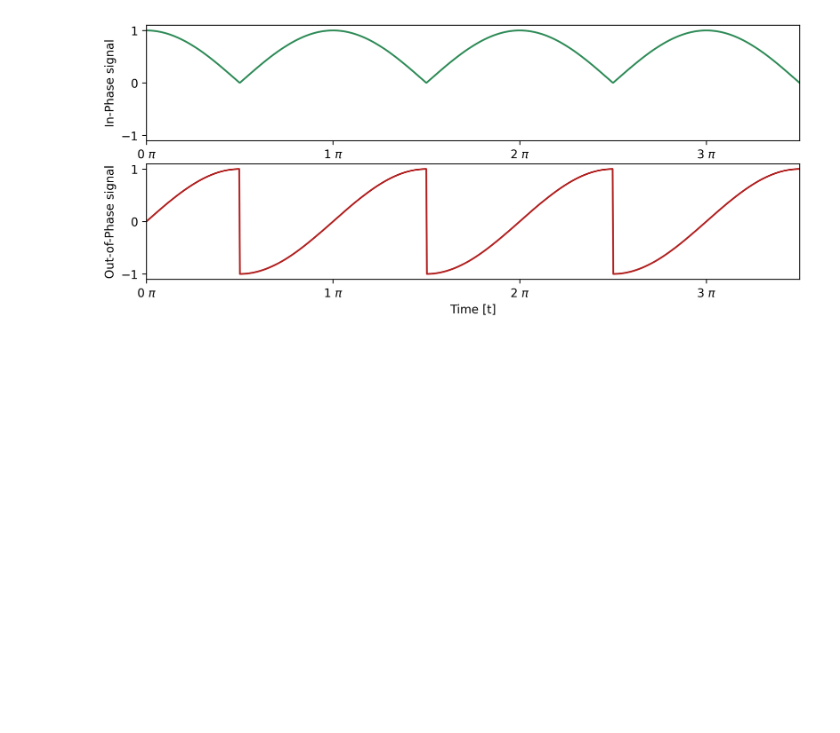
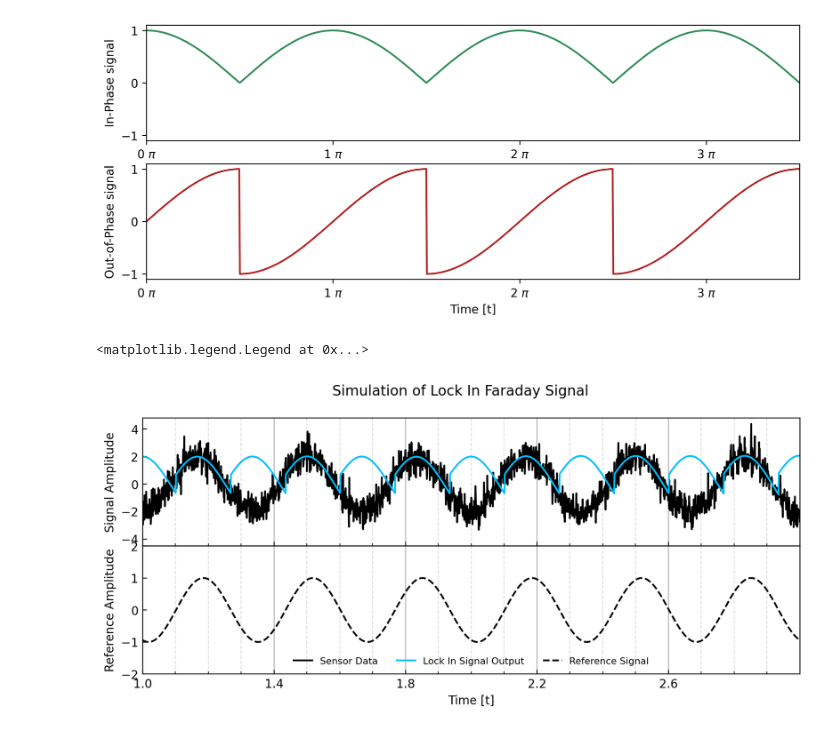
Before and after one commit to PanosEconomou/advanced-lab, a Jupyter notebook: 2.Faraday-Rotation/2.Code/Waveform-Sim/Simulation.ipynb, the cells around one changed output. Cells and saved outputs as stored; diff of their text form; code cells hidden in the pictures; blank space fills up the shorter version.

```diff
--- a/2.Faraday-Rotation/2.Code/Waveform-Sim/Simulation.ipynb
+++ b/2.Faraday-Rotation/2.Code/Waveform-Sim/Simulation.ipynb
@@ -281,3 +281,78 @@ ax1.xaxis.set_major_formatter(matplotlib.ticker.FormatStrFormatter('%g $\pi$'))
 ax1.xaxis.set_major_locator(matplotlib.ticker.MultipleLocator(base=1.0))
 # %% [output]
 [figure]
+# %%
+# Relevant Constants
+params = {
+    "Npts"            : 100000,                # Number of sampling points
+    "t_min"           : 0,                     # Minimum Time in s
+    "t_max"           : 100,                   # Maximum Time in s
+    "ANG_amplitude"   : 0.1,                   # Amplitude of roration angle
+    "ANG_frequency"   : 3,                     # Frequency of rotation angle
+    "ANG_phase"       : 0,                     # Phase of rotation angle
+    "ANG_offset"      : np.pi*45/180,          # Offset of rotation angle
+    "BG_amplitude"    : 0,                  # Amplitude of Background signal
+    "BG_frequency"    : 3,                     # Frequency of Background signal
+    "BG_phase"        : np.pi/7,               # Phase of Background signal
+    "polariser_angle" : 0,                     # Polariser Angle
+    "sig_amplitude"   : 20,                     # Conversion from angle to signal amplitude
+    "noise_amplitude" : 0.6,                  # Amplitude of white noise
+    "noise_min_freq"  : 1,                     # Minimum Frequency for noise
+    "noise_max_freq"  : 40,                     # Maximum Frequency for noise
+    "Noise_fs"        : 100,                     # Noise Sample Rate
+    "preamp_gain"     : 1,                     # Gain of preamplifier
+    "lpf_fc"          : 1,                     # Low pass filter cuttoff frequency in Hz
+    "ref_phase"       : np.pi*160/180,         # Phase of reference signal
+    "lock_in_gain"    : 1,                     # Lock in gain
+    "lock_in_std"     : 1,                     # Lock in standard deviation
+    "time_constant"   : 1,                     # Low pass filter amplifier time constant
+}
+
+time,ang,ref,sig_raw,sig_pre,sig_loc,sig_lpa = wf.get_signal(params)
+
+sig_pre -= np.mean(sig_pre)
+F = fft.fft(sig_pre)
+fs = len(time)/(max(time)-min(time))
+freq = fft.fftfreq(len(F),d=1/fs)
+ss = params['lock_in_std']
+G = (np.exp(-(freq-params["ANG_frequency"])**2/ss**2)+np.exp(-(freq+params["ANG_frequency"])**2/ss**2))
+FF = fft.ifft(F*G).real
+
+fig = plt.figure(figsize=(10,4),dpi=200)
+gs  = fig.add_gridspec(2,hspace = 0)
+ax1,ax2 = gs.subplots(sharex=True)
+
+# First plot the raw sgnal and the lock in
+ax1.plot(time, sig_raw-np.mean(sig_raw),c='k',label='Sensor Data')
+ax1.plot(time, sig_loc,c='deepskyblue',label='Lock In Signal Output')
+
+# Plot the time signal in ax2
+ax2.plot(time,ref,c='k',ls='--',label='Reference Signal')
+
+# Make the axes pretty
+fig.suptitle('Simulation of Lock In Faraday Signal')
+ax2.set_xlabel('Time [t]')
+ax1.set_ylabel('Signal Amplitude')
+ax2.set_ylabel('Reference Amplitude')
+ax1.set_xlim(1,3)
+ax2.set_ylim(-2,2)
+
+grid_x_major = np.arange(1, 3, 0.4)
+grid_x_minor = np.arange(1, 3, 0.1)
+
+for ax in [ax1,ax2]:
+    ax.set_xticks(grid_x_major)
+    ax.set_xticks(grid_x_minor,minor=True)
+    ax.xaxis.grid(True, which='both')
+    ax.grid(which='minor', alpha=0.4, linestyle='--')
+    ax.tick_params(axis="both",which="both", direction="in")
+
+handles1, labels1 = ax1.get_legend_handles_labels()
+handles2, labels2 = ax2.get_legend_handles_labels()
+
+handles = handles1 + handles2
+labels  = labels1  + labels2
+ax2.legend(handles, labels, frameon=False,loc='lower center',ncol=3,fontsize=8)
+# %% [output]
+<matplotlib.legend.Legend at 0x...>
+[figure, added]
```
Also changed, not shown: parts of 1 cell of this notebook, 2 other files.
